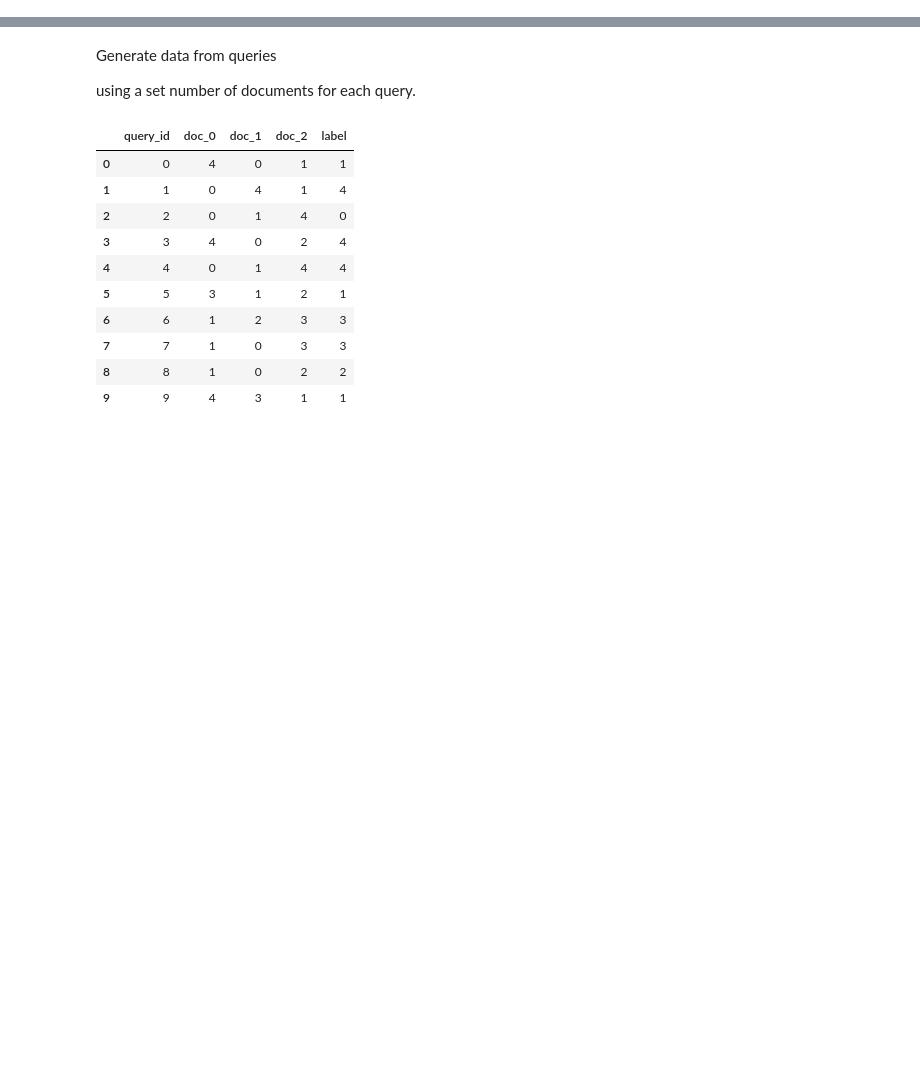
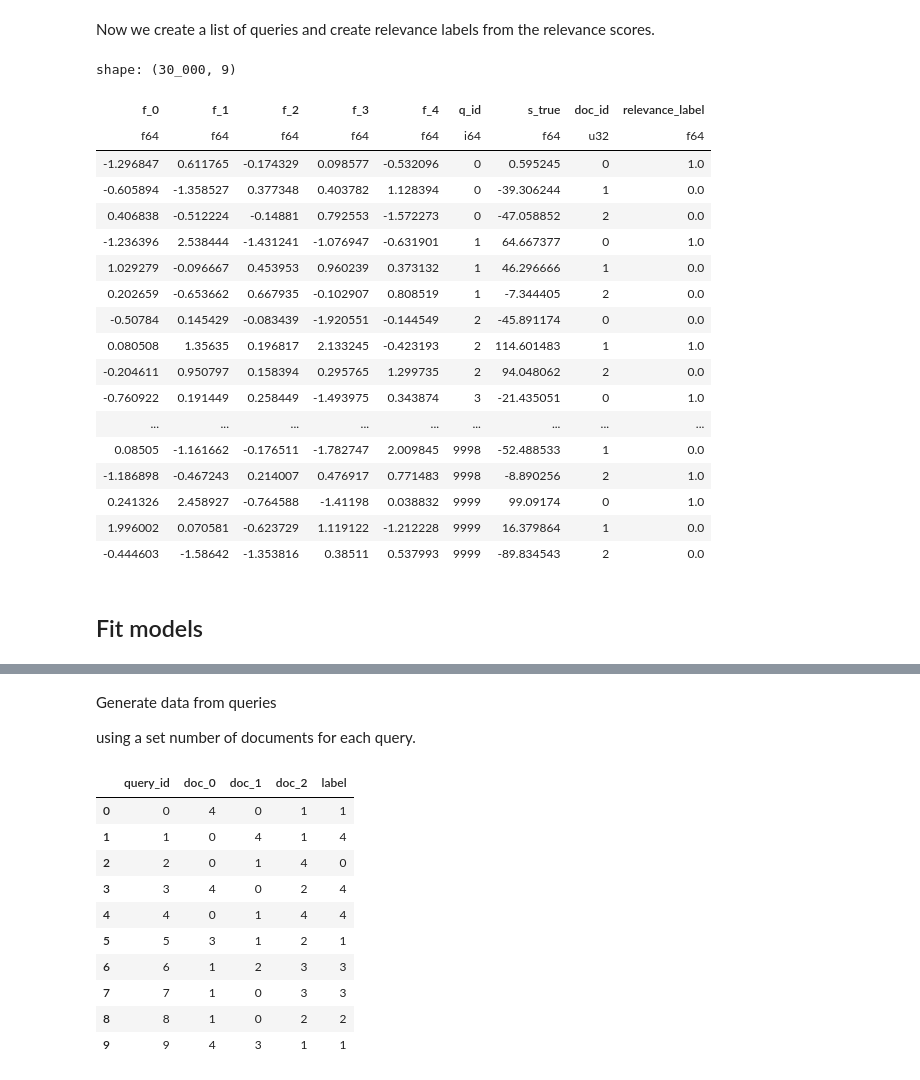
Before and after one commit to stanton119/data-analysis, a Jupyter notebook: recommenders/unfinished-listwise_ranking.ipynb, the cells around one changed output, grey strips where cells are left out. Cells and saved outputs as stored; diff of their text form; code cells hidden in the pictures; blank space fills up the shorter version.

```diff
--- a/recommenders/unfinished-listwise_ranking.ipynb
+++ b/recommenders/unfinished-listwise_ranking.ipynb
@@ -21,0 +61,51 @@ np.random.seed(0)
+# %%
+import sklearn.datasets
+
+n_queries = 10000
+n_documents_per_query = 3
+
+n_features = 5
+# n_documents = 5
+
+X, s_true = sklearn.datasets.make_regression(n_samples=n_queries*n_documents_per_query, n_features=n_features, noise=1)
+# %% [markdown]
+Now we create a list of queries and create relevance labels from the relevance scores.
+# %%
+import polars as pl
+
+p_click = 0.9
+
+q_id = np.repeat(np.arange(n_queries), repeats=n_documents_per_query)
+
+df = pl.DataFrame(data=X, schema=[f"f_{idx}" for idx in range(n_features)])
+df = (
+    df.with_columns([pl.lit(q_id).alias("q_id"), pl.lit(s_true).alias("s_true")])
+    .with_columns(pl.lit(0).alias("doc_id"))
+    .with_columns(pl.col("doc_id").cumcount().over("q_id"))
+    .with_columns(((pl.col("s_true").arg_max().over(pl.col("q_id"))==pl.col('doc_id'))*1.0).alias('relevance_label'))
+)
+df
+
+# TODO: randomly set relevance to 1 for p_click
+# %% [output]
+shape: (30_000, 9)
+| f_0 | f_1 | f_2 | f_3 | f_4 | q_id | s_true | doc_id | relevance_label |
+| f64 | f64 | f64 | f64 | f64 | i64 | f64 | u32 | f64 |
+| -1.296847 | 0.611765 | -0.174329 | 0.098577 | -0.532096 | 0 | 0.595245 | 0 | 1.0 |
+| -0.605894 | -1.358527 | 0.377348 | 0.403782 | 1.128394 | 0 | -39.306244 | 1 | 0.0 |
+| 0.406838 | -0.512224 | -0.14881 | 0.792553 | -1.572273 | 0 | -47.058852 | 2 | 0.0 |
+| -1.236396 | 2.538444 | -1.431241 | -1.076947 | -0.631901 | 1 | 64.667377 | 0 | 1.0 |
+| 1.029279 | -0.096667 | 0.453953 | 0.960239 | 0.373132 | 1 | 46.296666 | 1 | 0.0 |
+| 0.202659 | -0.653662 | 0.667935 | -0.102907 | 0.808519 | 1 | -7.344405 | 2 | 0.0 |
+| -0.50784 | 0.145429 | -0.083439 | -1.920551 | -0.144549 | 2 | -45.891174 | 0 | 0.0 |
+| 0.080508 | 1.35635 | 0.196817 | 2.133245 | -0.423193 | 2 | 114.601483 | 1 | 1.0 |
+| -0.204611 | 0.950797 | 0.158394 | 0.295765 | 1.299735 | 2 | 94.048062 | 2 | 0.0 |
+| -0.760922 | 0.191449 | 0.258449 | -1.493975 | 0.343874 | 3 | -21.435051 | 0 | 1.0 |
+| ... | ... | ... | ... | ... | ... | ... | ... | ... |
+| 0.08505 | -1.161662 | -0.176511 | -1.782747 | 2.009845 | 9998 | -52.488533 | 1 | 0.0 |
+| -1.186898 | -0.467243 | 0.214007 | 0.476917 | 0.771483 | 9998 | -8.890256 | 2 | 1.0 |
+| 0.241326 | 2.458927 | -0.764588 | -1.41198 | 0.038832 | 9999 | 99.09174 | 0 | 1.0 |
+| 1.996002 | 0.070581 | -0.623729 | 1.119122 | -1.212228 | 9999 | 16.379864 | 1 | 0.0 |
+| -0.444603 | -1.58642 | -1.353816 | 0.38511 | 0.537993 | 9999 | -89.834543 | 2 | 0.0 |
+# %% [markdown]
+## Fit models
```
Also changed, not shown: parts of 14 cells of this notebook.
